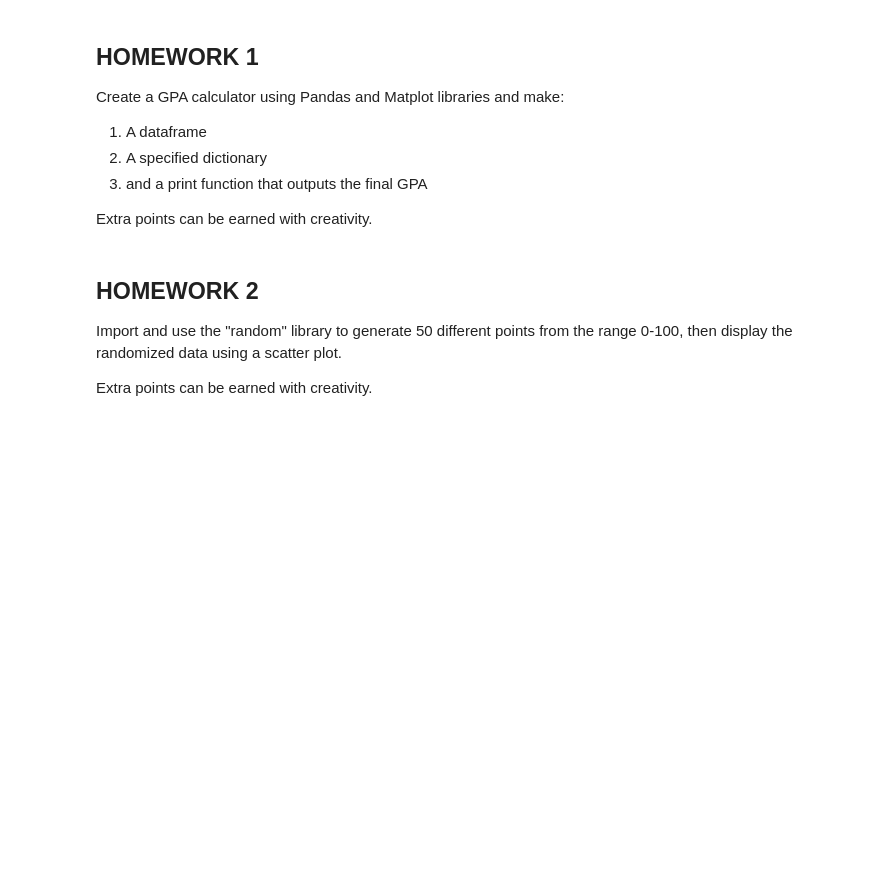
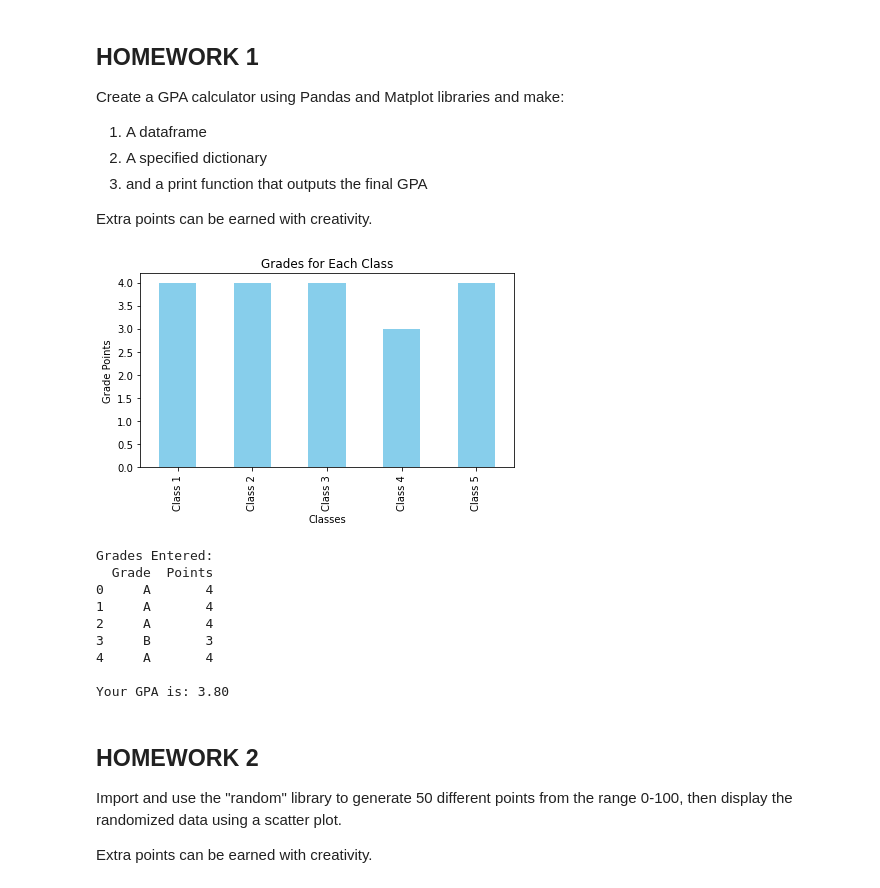
Before and after one commit to saiseahawks/studentFinal, a Jupyter notebook: _notebooks/2023-10-26-Python-Libraries.ipynb, the cells around one changed output. Saved outputs shown, nothing was run; the diff lists cells and outputs as text; code cells hidden in the pictures; blank space fills up the shorter version.

```diff
--- a/_notebooks/2023-10-26-Python-Libraries.ipynb
+++ b/_notebooks/2023-10-26-Python-Libraries.ipynb
@@ -219,3 +259,52 @@ Extra points can be earned with creativity.
+# %%
+import pandas as pd
+import matplotlib.pyplot as plt
+
+#class numbers
+classcount = int(input("Enter the number of classes: "))
+
+#List to store the grades
+grades = []
+
+#User input + data frame and dicitonary
+for i in range(1, classcount + 1):
+    grade = input(f"Enter the grade for Class {i} (A, B, C, D, F): ")
+    grades.append(grade)
+grades_data = pd.DataFrame({'Grade': grades})
+grade_points = {'A': 4, 'B': 3, 'C': 2, 'D': 1, 'F': 0}
+
+#calculate
+grades_data['Points'] = grades_data['Grade'].map(grade_points)
+gpa = grades_data['Points'].mean()
+
+#printer
+def print_final_gpa():
+    print("\nGrades Entered:")
+    print(grades_data)
+    print("\nYour GPA is: {:.2f}".format(gpa))
+
+#Display the bar plot of grades
+grades_data['Points'].plot(kind='bar', color='skyblue')
+plt.xlabel('Classes')
+plt.ylabel('Grade Points')
+plt.title('Grades for Each Class')
+plt.xticks(ticks=range(len(grades_data)), labels=[f"Class {i}" for i in range(1, classcount + 1)])
+plt.tight_layout()
+plt.show()
+
+#Call the function to print the final GPA
+print_final_gpa()
+# %% [output]
+[figure, added]
+Grades Entered:
+  Grade  Points
+0     A       4
+1     A       4
+2     A       4
+3     B       3
+4     A       4
+
+Your GPA is: 3.80
 # %% [markdown]
 ## HOMEWORK 2
 
```
Also changed, not shown: parts of 9 cells of this notebook.
